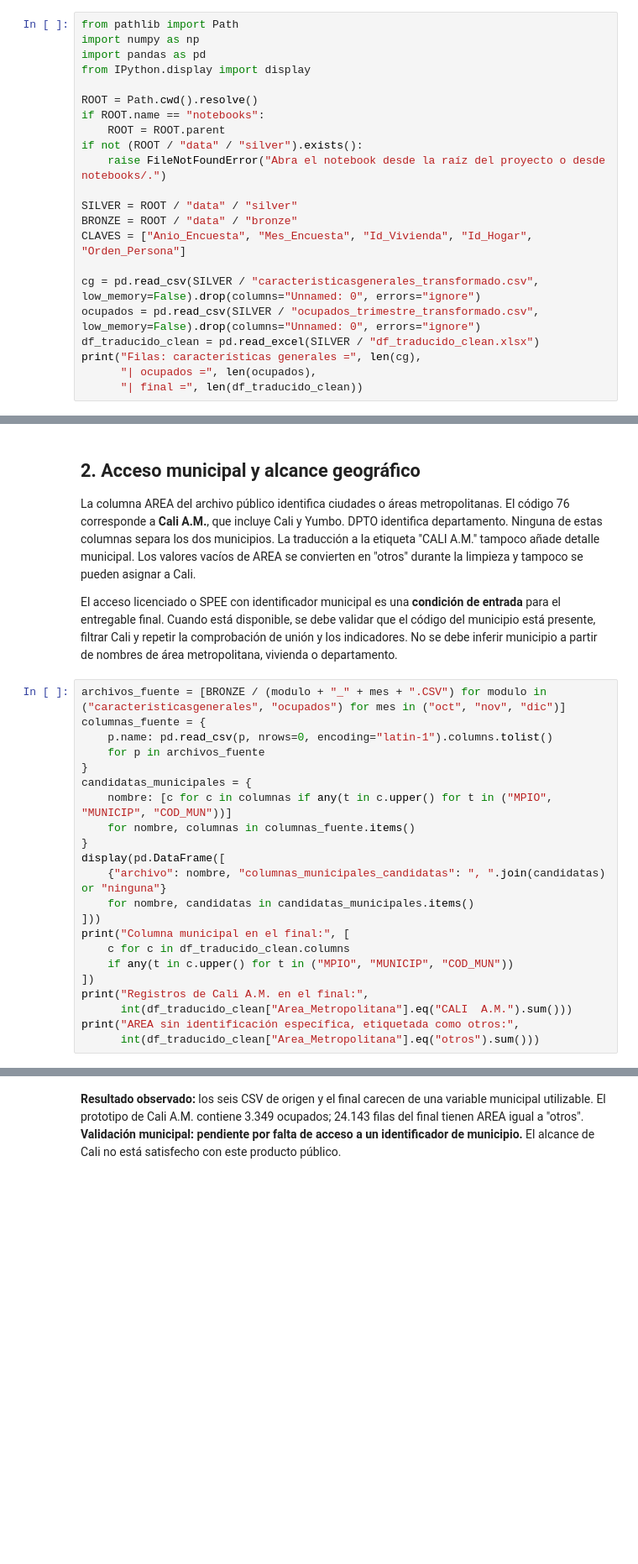
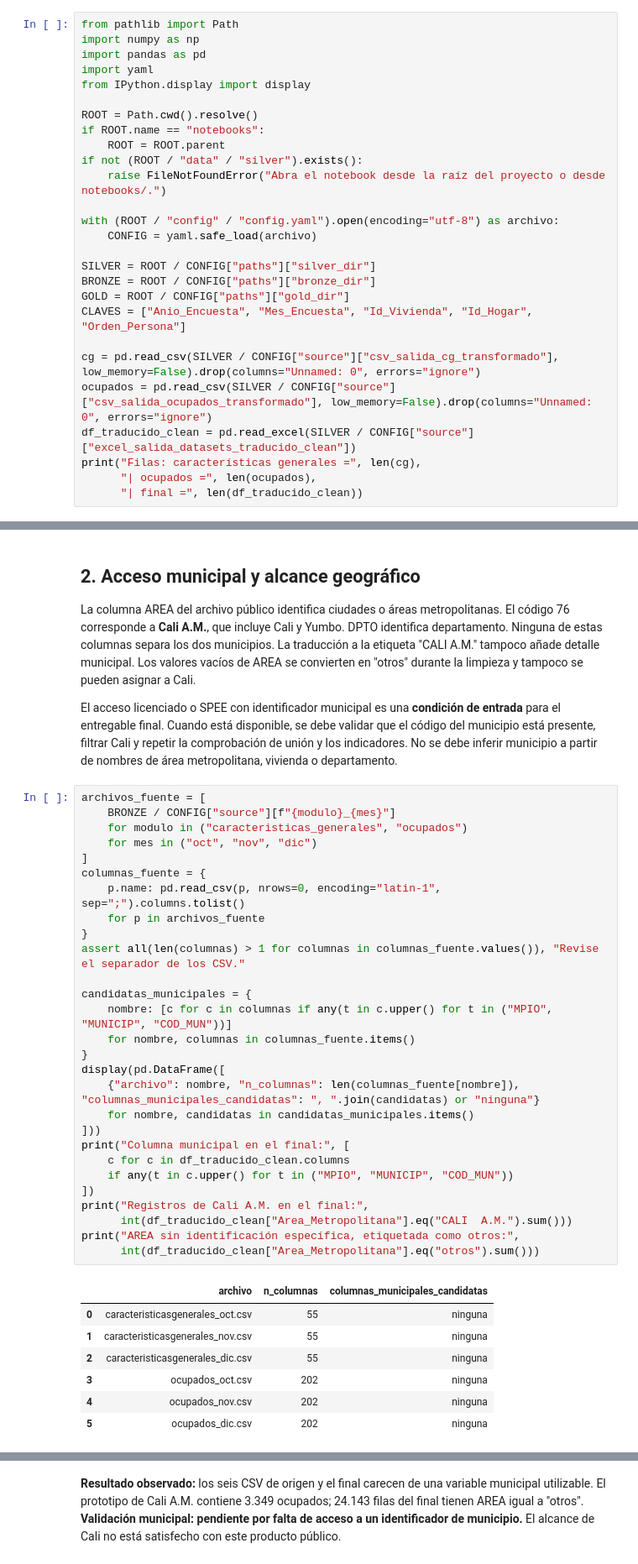
Before and after one commit to andyrobles-alt/ETL_Maestria_IAyCD, a Jupyter notebook: notebooks/eda_transformacion.ipynb, the cells around one changed output, grey strips where cells are left out. Shown at 84% size. Saved outputs shown, nothing was run; the diff lists cells and outputs as text; blank space fills up the shorter version.

```diff
--- a/notebooks/eda_transformacion.ipynb
+++ b/notebooks/eda_transformacion.ipynb
@@ -10,6 +10,7 @@ El notebook lee los productos existentes y no modifica el ETL ni los archivos de
 from pathlib import Path
 import numpy as np
 import pandas as pd
+import yaml
 from IPython.display import display
 
 ROOT = Path.cwd().resolve()
@@ -18,13 +19,17 @@ if ROOT.name == "notebooks":
 if not (ROOT / "data" / "silver").exists():
     raise FileNotFoundError("Abra el notebook desde la raíz del proyecto o desde notebooks/.")
 
-SILVER = ROOT / "data" / "silver"
-BRONZE = ROOT / "data" / "bronze"
+with (ROOT / "config" / "config.yaml").open(encoding="utf-8") as archivo:
+    CONFIG = yaml.safe_load(archivo)
+
+SILVER = ROOT / CONFIG["paths"]["silver_dir"]
+BRONZE = ROOT / CONFIG["paths"]["bronze_dir"]
+GOLD = ROOT / CONFIG["paths"]["gold_dir"]
 CLAVES = ["Anio_Encuesta", "Mes_Encuesta", "Id_Vivienda", "Id_Hogar", "Orden_Persona"]
 
-cg = pd.read_csv(SILVER / "caracteristicasgenerales_transformado.csv", low_memory=False).drop(columns="Unnamed: 0", errors="ignore")
-ocupados = pd.read_csv(SILVER / "ocupados_trimestre_transformado.csv", low_memory=False).drop(columns="Unnamed: 0", errors="ignore")
-df_traducido_clean = pd.read_excel(SILVER / "df_traducido_clean.xlsx")
+cg = pd.read_csv(SILVER / CONFIG["source"]["csv_salida_cg_transformado"], low_memory=False).drop(columns="Unnamed: 0", errors="ignore")
+ocupados = pd.read_csv(SILVER / CONFIG["source"]["csv_salida_ocupados_transformado"], low_memory=False).drop(columns="Unnamed: 0", errors="ignore")
+df_traducido_clean = pd.read_excel(SILVER / CONFIG["source"]["excel_salida_datasets_traducido_clean"])
 print("Filas: características generales =", len(cg),
       "| ocupados =", len(ocupados),
       "| final =", len(df_traducido_clean))
@@ -110,25 +115,38 @@ La columna AREA del archivo público identifica ciudades o áreas metropolitanas
 
 El acceso licenciado o SPEE con identificador municipal es una **condición de entrada** para el entregable final. Cuando está disponible, se debe validar que el código del municipio está presente, filtrar Cali y repetir la comprobación de unión y los indicadores. No se debe inferir municipio a partir de nombres de área metropolitana, vivienda o departamento.
 # %%
-archivos_fuente = [BRONZE / (modulo + "_" + mes + ".CSV") for modulo in ("caracteristicasgenerales", "ocupados") for mes in ("oct", "nov", "dic")]
+archivos_fuente = [
+    BRONZE / CONFIG["source"][f"{modulo}_{mes}"]
+    for modulo in ("caracteristicas_generales", "ocupados")
+    for mes in ("oct", "nov", "dic")
+]
 columnas_fuente = {
-    p.name: pd.read_csv(p, nrows=0, encoding="latin-1").columns.tolist()
+    p.name: pd.read_csv(p, nrows=0, encoding="latin-1", sep=";").columns.tolist()
     for p in archivos_fuente
 }
+assert all(len(columnas) > 1 for columnas in columnas_fuente.values()), "Revise el separador de los CSV."
+
 candidatas_municipales = {
     nombre: [c for c in columnas if any(t in c.upper() for t in ("MPIO", "MUNICIP", "COD_MUN"))]
     for nombre, columnas in columnas_fuente.items()
 }
 display(pd.DataFrame([
-    {"archivo": nombre, "columnas_municipales_candidatas": ", ".join(candidatas) or "ninguna"}
+    {"archivo": nombre, "n_columnas": len(columnas_fuente[nombre]), "columnas_municipales_candidatas": ", ".join(candidatas) or "ninguna"}
     for nombre, candidatas in candidatas_municipales.items()
 ]))
 print("Columna municipal en el final:", [
     c for c in df_traducido_clean.columns
     if any(t in c.upper() for t in ("MPIO", "MUNICIP", "COD_MUN"))
 ])
 print("Registros de Cali A.M. en el final:",
       int(df_traducido_clean["Area_Metropolitana"].eq("CALI  A.M.").sum()))
 print("AREA sin identificación específica, etiquetada como otros:",
       int(df_traducido_clean["Area_Metropolitana"].eq("otros").sum()))
 # %% [output]
+|  | archivo | n_columnas | columnas_municipales_candidatas |
+| 0 | caracteristicasgenerales_oct.csv | 55 | ninguna |
+| 1 | caracteristicasgenerales_nov.csv | 55 | ninguna |
+| 2 | caracteristicasgenerales_dic.csv | 55 | ninguna |
+| 3 | ocupados_oct.csv | 202 | ninguna |
+| 4 | ocupados_nov.csv | 202 | ninguna |
+| 5 | ocupados_dic.csv | 202 | ninguna |
```
Also changed, not shown: parts of 8 cells of this notebook, 29 other files.
